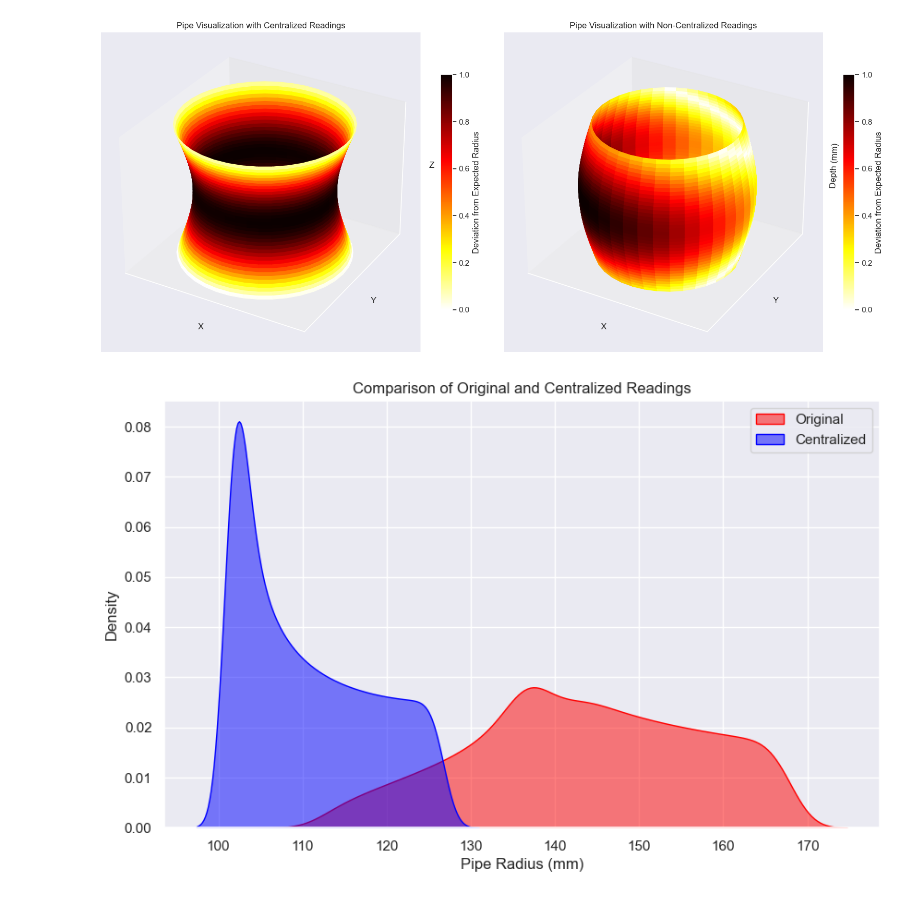
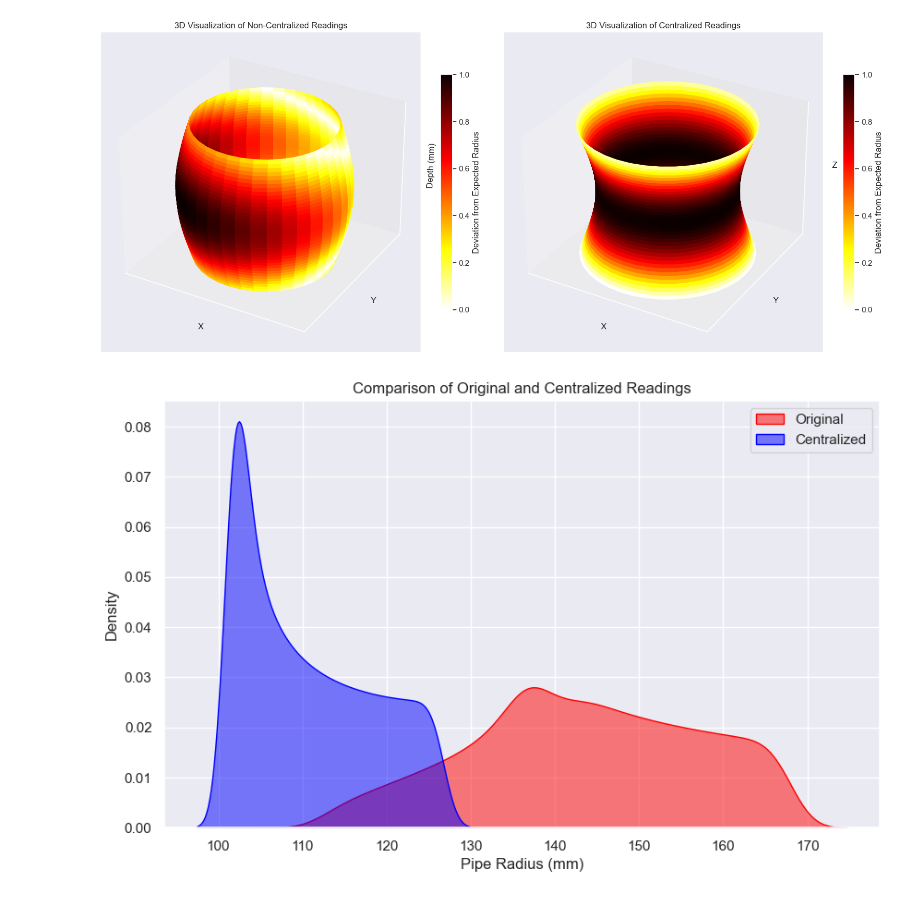
Before and after one commit to borayil/mit_centralization, a Jupyter notebook: visualization.ipynb, the cells around one changed output. Drawn from its saved outputs; the diff is of its cells as text; code cells hidden in the pictures.

```diff
--- a/visualization.ipynb
+++ b/visualization.ipynb
@@ -31,7 +31,7 @@ deviation_centralized = np.abs(data_centralized - expected_radius)
 fig = plt.figure(figsize=(16, 8))
 
 # Plot for the centralized data
-ax_centralized = fig.add_subplot(121, projection='3d')
+ax_centralized = fig.add_subplot(122, projection='3d')
 surf_centralized = ax_centralized.plot_surface(
     x_centralized, y_centralized, z_grid,
     facecolors=plt.cm.hot_r(deviation_centralized / np.max(deviation_centralized)),
@@ -48,7 +48,7 @@ colorbar_centralized.set_label('Deviation from Expected Radius')
 ax_centralized.set_xlabel('X')
 ax_centralized.set_ylabel('Y')
 ax_centralized.set_zlabel('Z')
-ax_centralized.set_title('Pipe Visualization with Centralized Readings')
+ax_centralized.set_title('3D Visualization of Centralized Readings')
 
 # Hide ticks
 ax_centralized.set_xticks([])
@@ -73,7 +73,7 @@ y = data * np.sin(theta_grid)
 deviation = np.abs(data - expected_radius)
 
 # Plot for the second data
-ax = fig.add_subplot(122, projection='3d')
+ax = fig.add_subplot(121, projection='3d')
 surf = ax.plot_surface(
     x, y, z_grid,
     facecolors=plt.cm.hot_r(deviation / np.max(deviation)),
@@ -83,35 +83,35 @@ surf = ax.plot_surface(
 # Create a colorbar for the second data
 colorbar = fig.colorbar(
     plt.cm.ScalarMappable(cmap=plt.cm.hot_r), ax=ax, shrink=0.6
 )
 colorbar.set_label('Deviation from Expected Radius')
 
 # Set the axis labels for the second data
 ax.set_xlabel('X')
 ax.set_ylabel('Y')
 ax.set_zlabel('Depth (mm)')
-ax.set_title('Pipe Visualization with Non-Centralized Readings')
+ax.set_title('3D Visualization of Non-Centralized Readings')
 
 # Hide ticks
 ax.set_xticks([])
 ax.set_yticks([])
 ax.set_zticks([])
 
 # Adjust the layout
 plt.tight_layout()
 
 # Set the rotation angles
 elevation_angle = 30
 azimuth_angle = -60
 
 # Rotate the plots
 ax_centralized.view_init(elevation_angle, azimuth_angle)
 ax.view_init(elevation_angle, azimuth_angle)
 
 # Display the plots
 plt.show()
 # %% [output]
-[figure, old version]
+[figure, new version]
 # %%
 # Load the original data
 data = np.loadtxt('data/data.txt')
```
Also changed, not shown: 1 other file.
